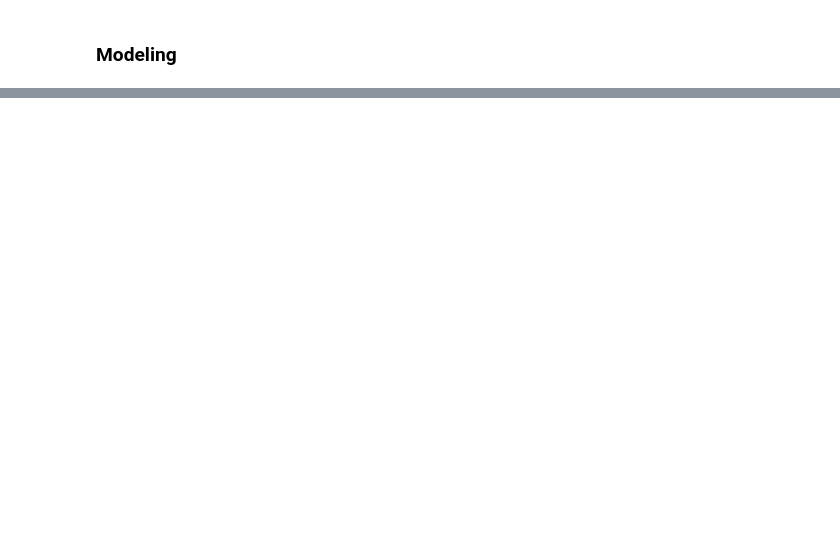
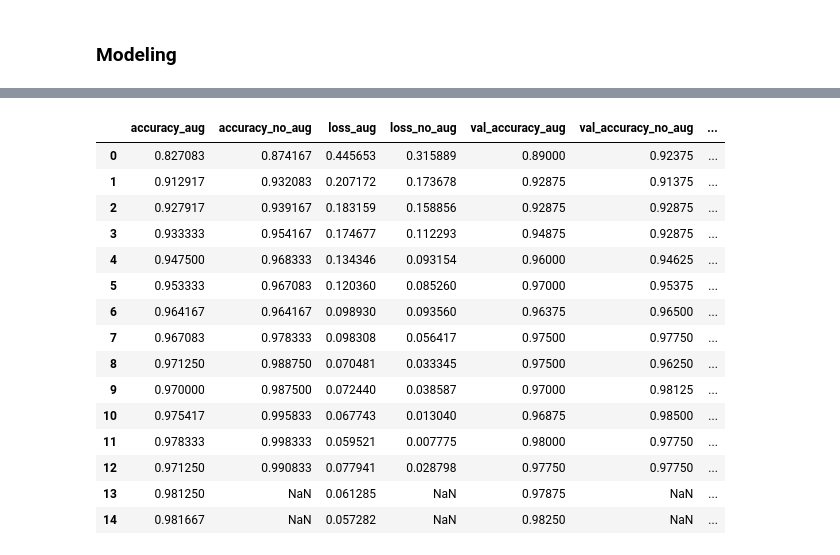
Before and after one commit to kennyalexlin/satellite-ships-classifier, a Jupyter notebook: model_building.ipynb, the cells around one changed output, grey strips where cells are left out. Saved outputs shown, nothing was run; the diff lists cells and outputs as text; code cells hidden in the pictures; blank space fills up the shorter version.

```diff
--- a/model_building.ipynb
+++ b/model_building.ipynb
@@ -199,34 +169,2 @@ WARNING:matplotlib.image:Clipping input data to the valid range for imshow with
 # %% [markdown]
 ### Modeling
-# %%
-model = models.Sequential([
-    layers.Conv2D(32, (3, 3), activation='relu', input_shape=(80, 80, 3)),
-    layers.MaxPooling2D((2, 2)),
-    layers.Conv2D(64, (3, 3), activation='relu'),
-    layers.MaxPooling2D((2, 2)),
-    layers.Conv2D(128, (3, 3), activation='relu'),
-    layers.MaxPooling2D((2, 2)),
-    layers.Flatten(),
-    layers.Dense(128, activation='relu'),
-    layers.Dense(1, activation='sigmoid')  # Output layer with sigmoid activation for binary classification
-])
-
-# Compile the model
-model.compile(optimizer=tf.keras.optimizers.Adam(learning_rate=0.0001), loss='binary_crossentropy', metrics=['accuracy'])
-
-# Train the model
-history = model.fit(datagen.flow(X_train, y_train, batch_size=32),
-                    steps_per_epoch=len(X_train) / 32, epochs=5, validation_data=(X_val, y_val))
-
-# Evaluate the model
-test_loss, test_accuracy = model.evaluate(X_test, y_test)
-print("Test Accuracy:", test_accuracy)
-
-# Plot training history
-
-plt.plot(history.history['accuracy'], label='accuracy')
-plt.plot(history.history['val_accuracy'], label='val_accuracy')
-plt.xlabel('Epoch')
-plt.ylabel('Accuracy')
-plt.legend()
-plt.show()
@@ -250,0 +357,25 @@ Test Accuracy: 0.9275000095367432
+# %%
+history_aug_df = pd.DataFrame(history_aug.history)
+history_aug_df.columns = [f"{col}_aug" for col in history_aug_df.columns]
+history_no_aug_df = pd.DataFrame(history_no_aug.history)
+history_no_aug_df.columns = [f"{col}_no_aug" for col in history_no_aug_df.columns]
+both = pd.concat([history_aug_df, history_no_aug_df], axis=1)
+both = both[sorted(both.columns)]
+both
+# %% [output]
+|  | accuracy_aug | accuracy_no_aug | loss_aug | loss_no_aug | val_accuracy_aug | val_accuracy_no_aug | ... |
+| 0 | 0.827083 | 0.874167 | 0.445653 | 0.315889 | 0.89000 | 0.92375 | ... |
+| 1 | 0.912917 | 0.932083 | 0.207172 | 0.173678 | 0.92875 | 0.91375 | ... |
+| 2 | 0.927917 | 0.939167 | 0.183159 | 0.158856 | 0.92875 | 0.92875 | ... |
+| 3 | 0.933333 | 0.954167 | 0.174677 | 0.112293 | 0.94875 | 0.92875 | ... |
+| 4 | 0.947500 | 0.968333 | 0.134346 | 0.093154 | 0.96000 | 0.94625 | ... |
+| 5 | 0.953333 | 0.967083 | 0.120360 | 0.085260 | 0.97000 | 0.95375 | ... |
+| 6 | 0.964167 | 0.964167 | 0.098930 | 0.093560 | 0.96375 | 0.96500 | ... |
+| 7 | 0.967083 | 0.978333 | 0.098308 | 0.056417 | 0.97500 | 0.97750 | ... |
+| 8 | 0.971250 | 0.988750 | 0.070481 | 0.033345 | 0.97500 | 0.96250 | ... |
+| 9 | 0.970000 | 0.987500 | 0.072440 | 0.038587 | 0.97000 | 0.98125 | ... |
+| 10 | 0.975417 | 0.995833 | 0.067743 | 0.013040 | 0.96875 | 0.98500 | ... |
+| 11 | 0.978333 | 0.998333 | 0.059521 | 0.007775 | 0.98000 | 0.97750 | ... |
+| 12 | 0.971250 | 0.990833 | 0.077941 | 0.028798 | 0.97750 | 0.97750 | ... |
+| 13 | 0.981250 | NaN | 0.061285 | NaN | 0.97875 | NaN | ... |
+| 14 | 0.981667 | NaN | 0.057282 | NaN | 0.98250 | NaN | ... |
```
Also changed, not shown: parts of 13 cells of this notebook.
